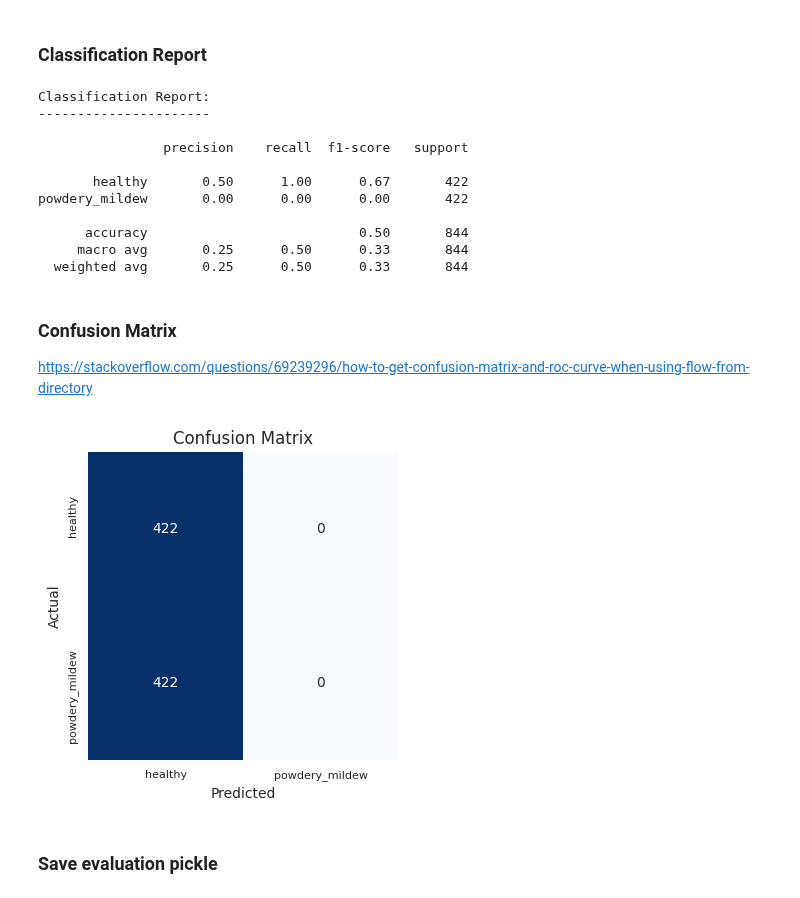
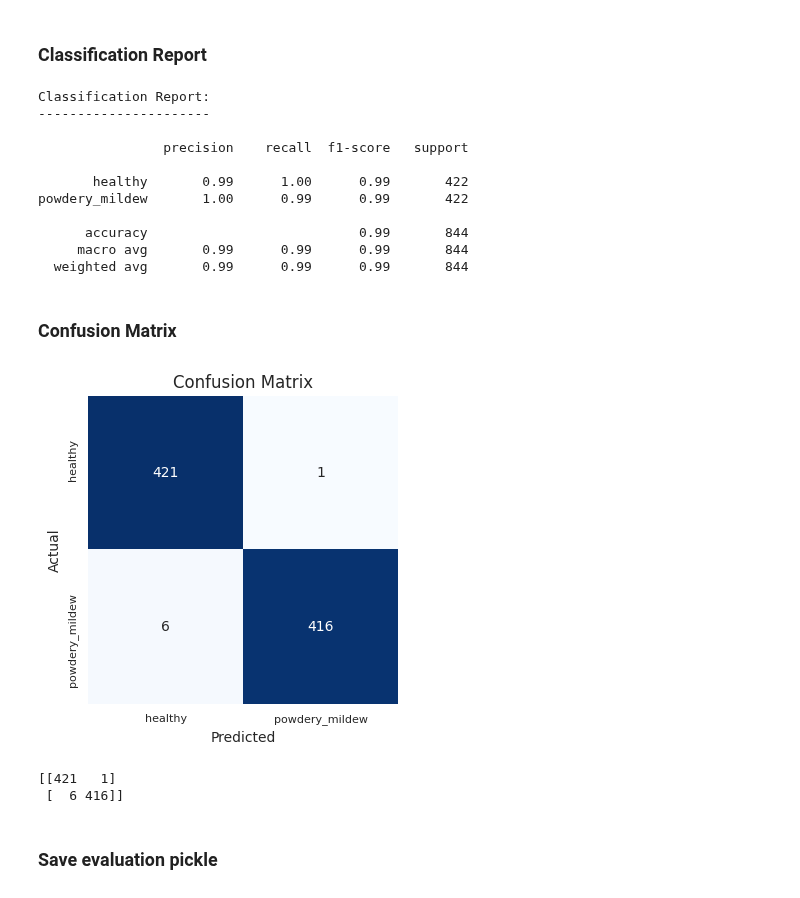
Before and after one commit to cla-cif/Cherry-Powdery-Mildew-Detector, a Jupyter notebook: jupyter_notebooks/ModellingEvaluating.ipynb, the cells around one changed output. Drawn from its saved outputs; the diff is of its cells as text; code cells hidden in the pictures.

Commit message:
modeleval:fix bugs at confusion matrix

```diff
--- a/jupyter_notebooks/ModellingEvaluating.ipynb
+++ b/jupyter_notebooks/ModellingEvaluating.ipynb
@@ -460,54 +472,53 @@ from sklearn.metrics import classification_report, confusion_matrix, f1_score
 # %%
-import warnings
-with warnings.catch_warnings():
-    Y_pred = model.predict(test_set)
-    y_pred = np.argmax(Y_pred, axis=1)
-    print('Classification Report:\n----------------------\n')
-    print(classification_report(test_set.classes, y_pred, target_names=labels))
+# MODEL 1
+x_true, y_true = next(test_set)
+preds = model.predict(test_set)
+y_pred = np.rint(preds)
+y_true = test_set.labels
+print('Classification Report:\n----------------------\n')
+print(classification_report(y_true, y_pred, target_names=labels))
 # %% [output]
 Classification Report:
 ----------------------
 
                 precision    recall  f1-score   support
 
-       healthy       0.50      1.00      0.67       422
-powdery_mildew       0.00      0.00      0.00       422
+       healthy       0.99      1.00      0.99       422
+powdery_mildew       1.00      0.99      0.99       422
 
-      accuracy                           0.50       844
-     macro avg       0.25      0.50      0.33       844
-  weighted avg       0.25      0.50      0.33       844
+      accuracy                           0.99       844
+     macro avg       0.99      0.99      0.99       844
+  weighted avg       0.99      0.99      0.99       844
-# %% [markdown]
-### Confusion Matrix
-https://stackoverflow.com/questions/69239296/how-to-get-confusion-matrix-and-roc-curve-when-using-flow-from-directory
+# %% [markdown]
+### Confusion Matrix
 # %%
-def cm(test_gen, model):
-    preds=model.predict(test_gen)
-    labels=test_gen.labels
-    classes=list(test_gen.class_indices.keys()) # ordered lst of class names
-    pred_list=[] # will store the predicted classes here
-    true_list=[]
-    for i, p in enumerate (preds):
-        index=np.argmax(p)
-        pred_list.append(classes[index])
-        true_list.append(classes[labels[i]])
-    y_pred=np.array(pred_list)
-    y_true=np.array(true_list)
-    #clr = classification_report(y_true, y_pred, target_names=classes)
-    #print("Classification Report:\n----------------------\n", clr)
-    cm = confusion_matrix(y_true, y_pred)
-    length=len(classes)
-    plt.figure(figsize=(4, 4))
-    sns.heatmap(cm, annot=True, vmin=0, fmt='g', cmap='Blues', cbar=False)
-    plt.xticks(np.arange(length)+.5, classes, rotation= 0, fontsize=8)
-    plt.yticks(np.arange(length)+.3, classes, rotation=90, fontsize=8)
-    plt.xlabel("Predicted")
-    plt.ylabel("Actual")
-    plt.title("Confusion Matrix")
-    plt.show()
+x_true, y_true = next(test_set)
+preds = model.predict(test_set)
+y_pred = np.rint(preds)
+y_true = test_set.labels
+cm =confusion_matrix(y_true,y_pred)
 
-cm(test_set, model)
+classes=list(test_set.class_indices.keys())
+length=len(classes)
+plt.figure(figsize=(4, 4))
+sns.heatmap(cm, annot=True, vmin=0, fmt='g', cmap='Blues', cbar=False)
+plt.xticks(np.arange(length)+.5, classes, rotation= 0, fontsize=8)
+plt.yticks(np.arange(length)+.3, classes, rotation=90, fontsize=8)
+plt.xlabel("Predicted")
+plt.ylabel("Actual")
+plt.title("Confusion Matrix")
+plt.show()
 # %% [output]
-[figure, old version]
+[figure, new version]
+# %%
+x_true, y_true = next(test_set)
+preds = model.predict(test_set)
+y_pred = np.rint(preds)
+y_true = test_set.labels
+print(confusion_matrix(y_true,y_pred))
+# %% [output]
+[[421   1]
+ [  6 416]]
 # %% [markdown]
 ### Save evaluation pickle
 # %%
```
Also changed, not shown: parts of 12 cells of this notebook, 5 other files.
